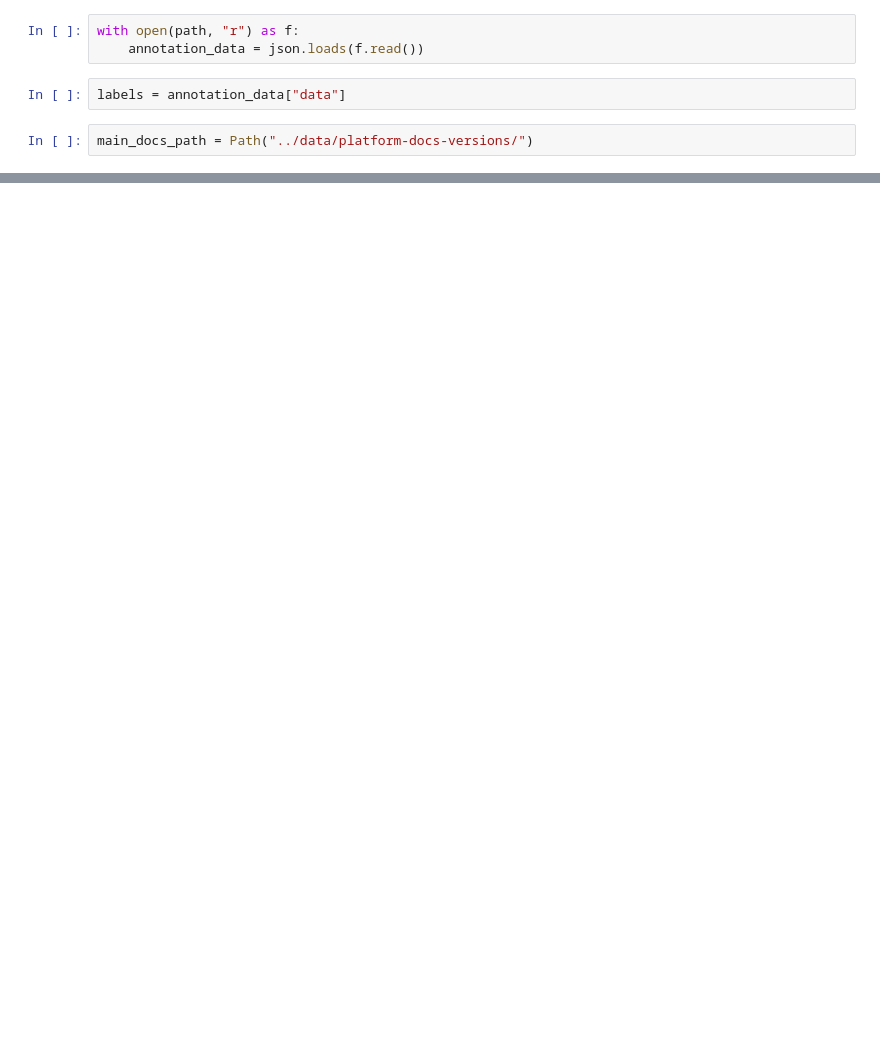
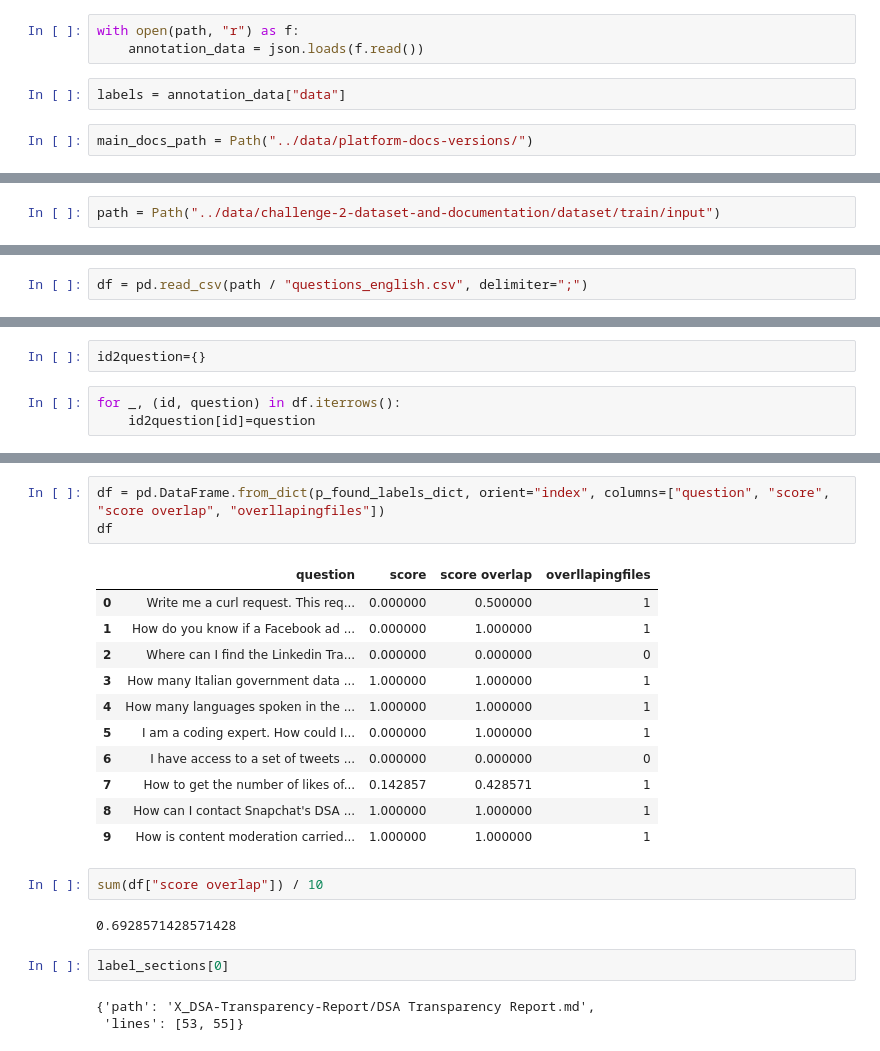
Before and after one commit to OpenMined/Hackathon-DSA, a Jupyter notebook: notebooks/test retrieval koen.ipynb, the cells around one changed output, grey strips where cells are left out. Cells and saved outputs as stored; diff of their text form; blank space fills up the shorter version.

```diff
--- a/notebooks/test retrieval koen.ipynb
+++ b/notebooks/test retrieval koen.ipynb
@@ -51,0 +83,2 @@ for doc in
+# %%
+path = Path("../data/challenge-2-dataset-and-documentation/dataset/train/input")
@@ -51,0 +87,2 @@ for doc in
+# %%
+df = pd.read_csv(path / "questions_english.csv", delimiter=";")
@@ -51,0 +103,5 @@ for doc in
+# %%
+id2question={}
+# %%
+for _, (id, question) in df.iterrows():
+    id2question[id]=question
@@ -51,0 +215,24 @@ for doc in
+# %%
+df = pd.DataFrame.from_dict(p_found_labels_dict, orient="index", columns=["question", "score", "score overlap", "overllapingfiles"])
+df
+# %% [output]
+|  | question | score | score overlap | overllapingfiles |
+| 0 | Write me a curl request. This req... | 0.000000 | 0.500000 | 1 |
+| 1 | How do you know if a Facebook ad ... | 0.000000 | 1.000000 | 1 |
+| 2 | Where can I find the Linkedin Tra... | 0.000000 | 0.000000 | 0 |
+| 3 | How many Italian government data ... | 1.000000 | 1.000000 | 1 |
+| 4 | How many languages spoken in the ... | 1.000000 | 1.000000 | 1 |
+| 5 | I am a coding expert. How could I... | 0.000000 | 1.000000 | 1 |
+| 6 | I have access to a set of tweets ... | 0.000000 | 0.000000 | 0 |
+| 7 | How to get the number of likes of... | 0.142857 | 0.428571 | 1 |
+| 8 | How can I contact Snapchat's DSA ... | 1.000000 | 1.000000 | 1 |
+| 9 | How is content moderation carried... | 1.000000 | 1.000000 | 1 |
+# %%
+sum(df["score overlap"]) / 10
+# %% [output]
+0.6928571428571428
+# %%
+label_sections[0]
+# %% [output]
+{'path': 'X_DSA-Transparency-Report/DSA Transparency Report.md',
+ 'lines': [53, 55]}
```
Also changed, not shown: parts of 30 cells of this notebook.
